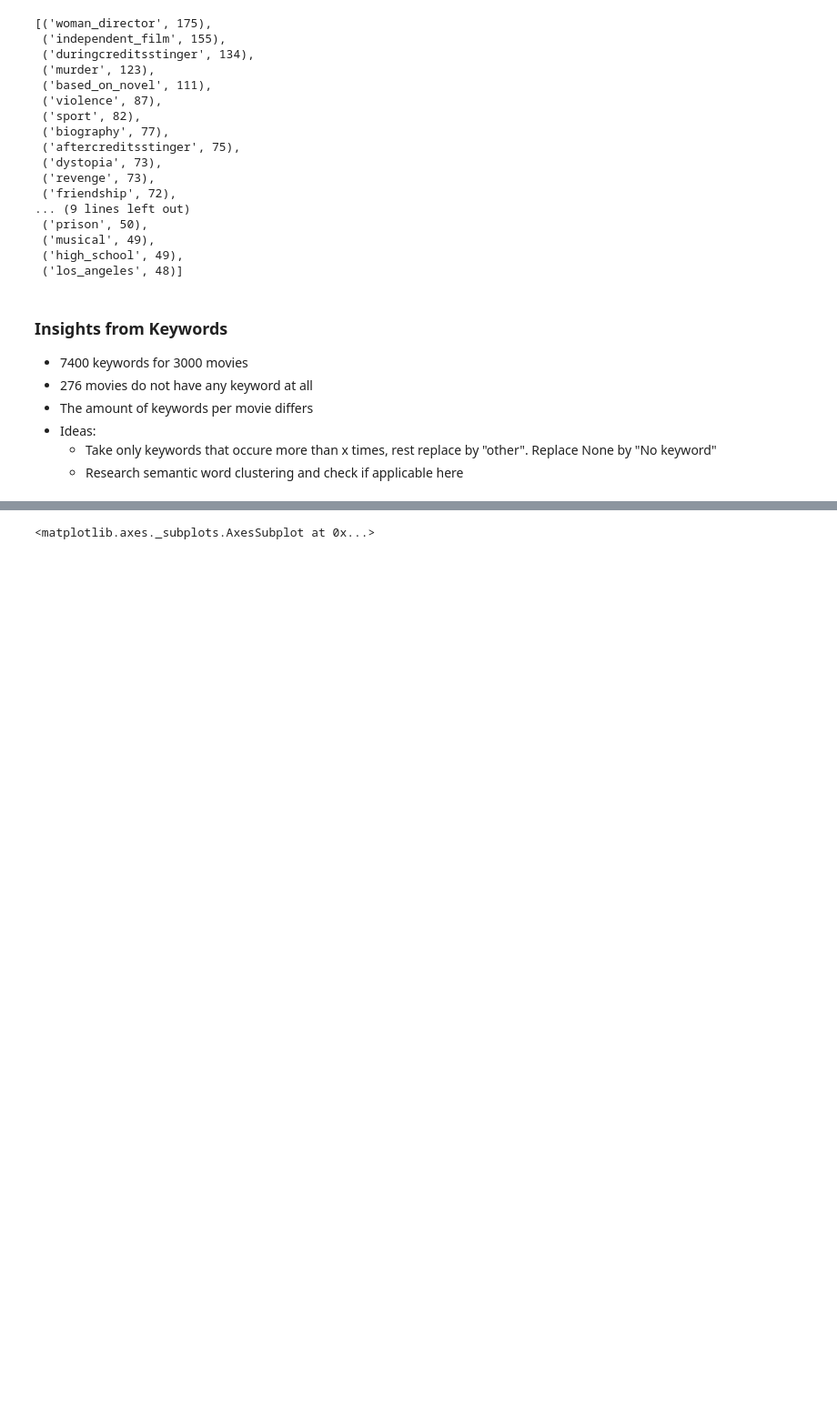
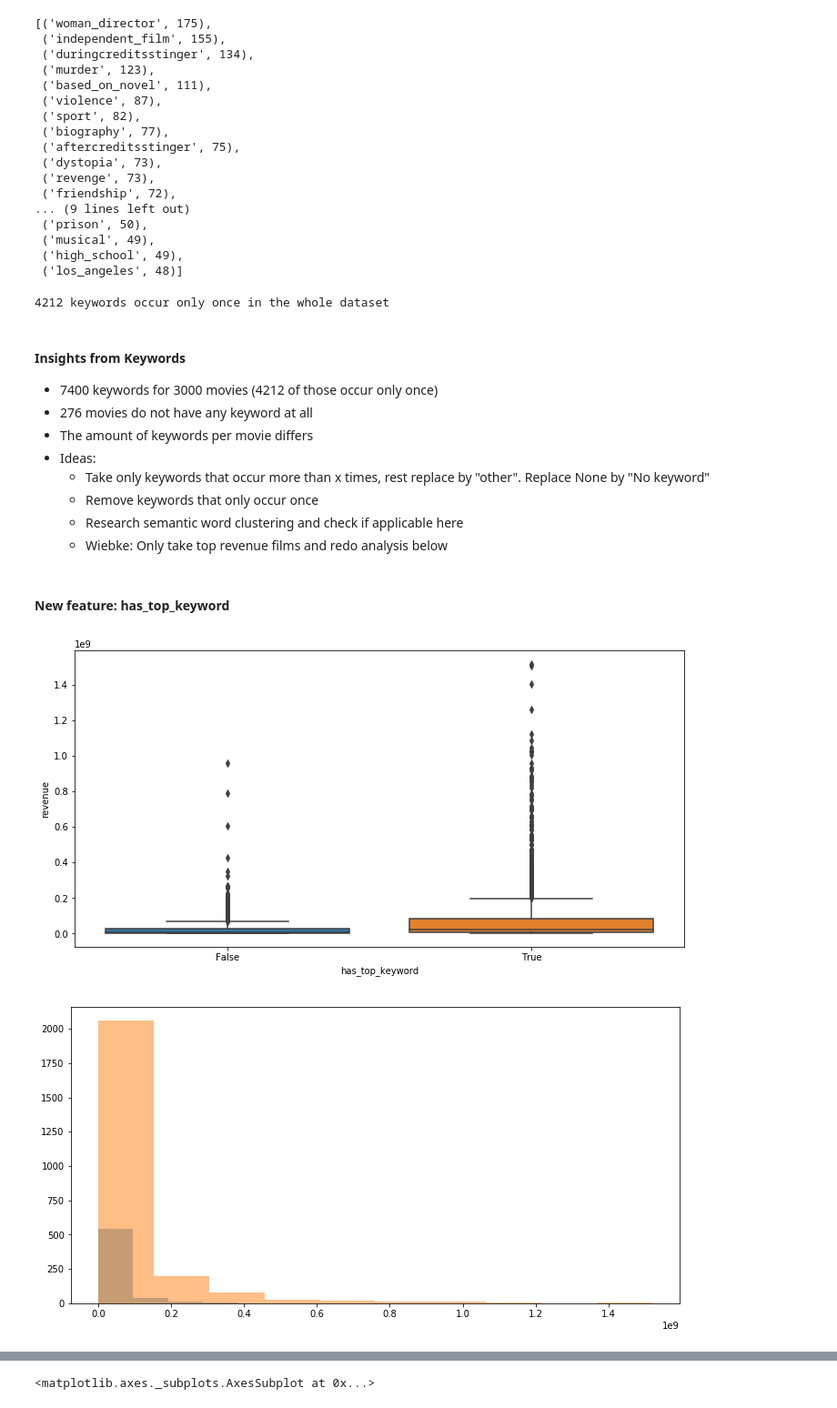
Before and after one commit to Cruzzor/BoxOffice, a Jupyter notebook: exploration_marcel.ipynb, the cells around one changed output, grey strips where cells are left out. Shown: that part at 91% size. Cells and saved outputs as stored; diff of their text form; code cells hidden in the pictures; blank space fills up the shorter version.

Commit message:
Adding has_top_keyword feature

```diff
--- a/exploration_marcel.ipynb
+++ b/exploration_marcel.ipynb
@@ -103,13 +110,52 @@ Number of keywords: 7400
  ('musical', 49),
  ('high_school', 49),
  ('los_angeles', 48)]
+# %%
+print('{} keywords occur only once in the whole dataset'.format(len([x for (x,y) in counter.items() if y == 1])))
+# %% [output]
+4212 keywords occur only once in the whole dataset
 # %% [markdown]
-### Insights from Keywords
+#### Insights from Keywords
 
-* 7400 keywords for 3000 movies
+* 7400 keywords for 3000 movies (4212 of those occur only once)
 * 276 movies do not have any keyword at all
 * The amount of keywords per movie differs
 * Ideas:
-    * Take only keywords that occure more than x times, rest replace by "other". Replace None by "No keyword"
+    * Take only keywords that occur more than x times, rest replace by "other". Replace None by "No keyword"
+    * Remove keywords that only occur once
     * Research semantic word clustering and check if applicable here
+    * Wiebke: Only take top revenue films and redo analysis below
+# %% [markdown]
+#### New feature: has_top_keyword
+# %%
+# Remove single usage keywords
+multi_keywords = [(x,y) for (x,y) in counter.items() if y != 1]
+
+# Computing the top x most used percent of keywords
+perc_thresh = 90
+perc = np.percentile([y for (x,y) in multi_keywords], perc_thresh)
+top_keywords = [x for (x,y) in counter.items() if y >= perc]
+
+def has_top_keyword(keyword_list):
+    if not pd.isna(keyword_list):
+        list_of_keywords = extract_names(keyword_list)
+        for keyword in list_of_keywords:
+            if keyword in top_keywords:
+                return True
+    return False
+
+copy_data = data.copy()
+copy_data['has_top_keyword'] = copy_data["Keywords"].map(has_top_keyword, na_action=None)
+
+plt.figure(figsize=(12,6))
+sns.boxplot(x='has_top_keyword', y='revenue', data=copy_data)
+plt.show()
+
+plt.figure(figsize=(12,6))
+plt.hist(x='revenue', data=copy_data[copy_data['has_top_keyword'] == False], alpha=0.5)
+plt.hist(x='revenue', data=copy_data[copy_data['has_top_keyword'] == True], alpha=0.5)
+plt.show()
+# %% [output]
+[figure, added]
+[figure, added]
 # %% [markdown]
```
Also changed, not shown: parts of 7 cells of this notebook.
